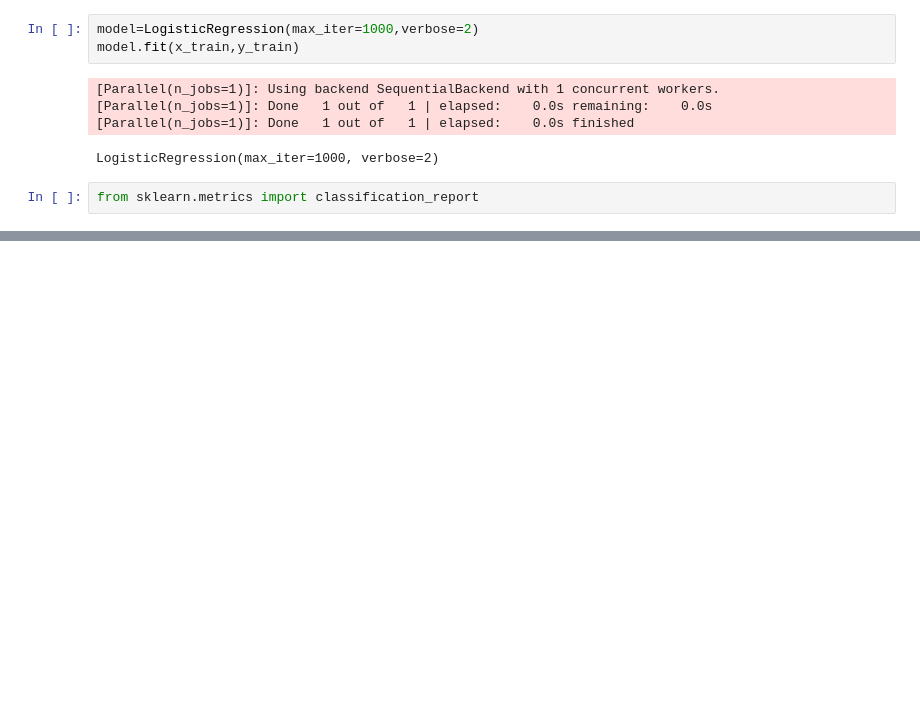
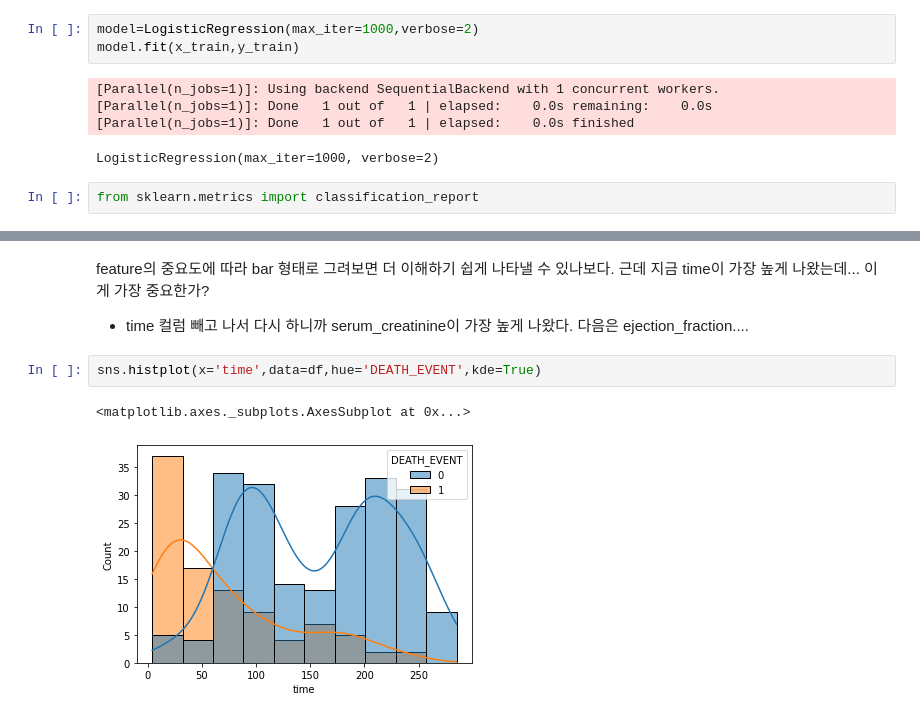
Before and after one commit to Yudaeun/Data_Analysis, a Jupyter notebook: Prevention_of_heart_failure.ipynb, the cells around one changed output, grey strips where cells are left out. Saved outputs shown, nothing was run; the diff lists cells and outputs as text; blank space fills up the shorter version.

```diff
--- a/Prevention_of_heart_failure.ipynb
+++ b/Prevention_of_heart_failure.ipynb
@@ -353,0 +402,8 @@ weighted avg       0.83      0.83      0.83        90
+# %% [markdown]
+feature의 중요도에 따라 bar 형태로 그려보면 더 이해하기 쉽게 나타낼 수 있나보다. 근데 지금 time이 가장 높게 나왔는데... 이게 가장 중요한가?
+* time 컬럼 빼고 나서 다시 하니까 serum_creatinine이 가장 높게 나왔다. 다음은 ejection_fraction....
+# %%
+sns.histplot(x='time',data=df,hue='DEATH_EVENT',kde=True)
+# %% [output]
+<matplotlib.axes._subplots.AxesSubplot at 0x...>
+[figure, added]
```
Also changed, not shown: parts of 26 cells of this notebook.
